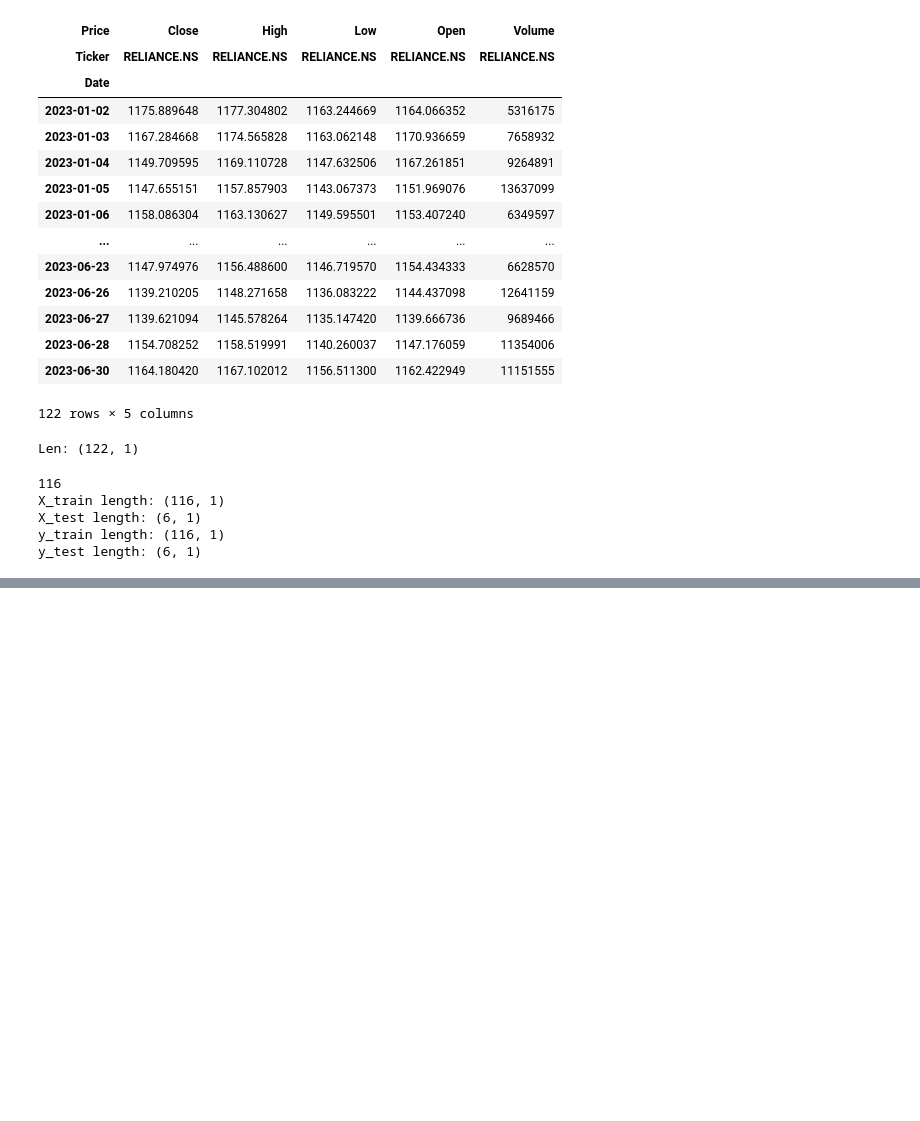
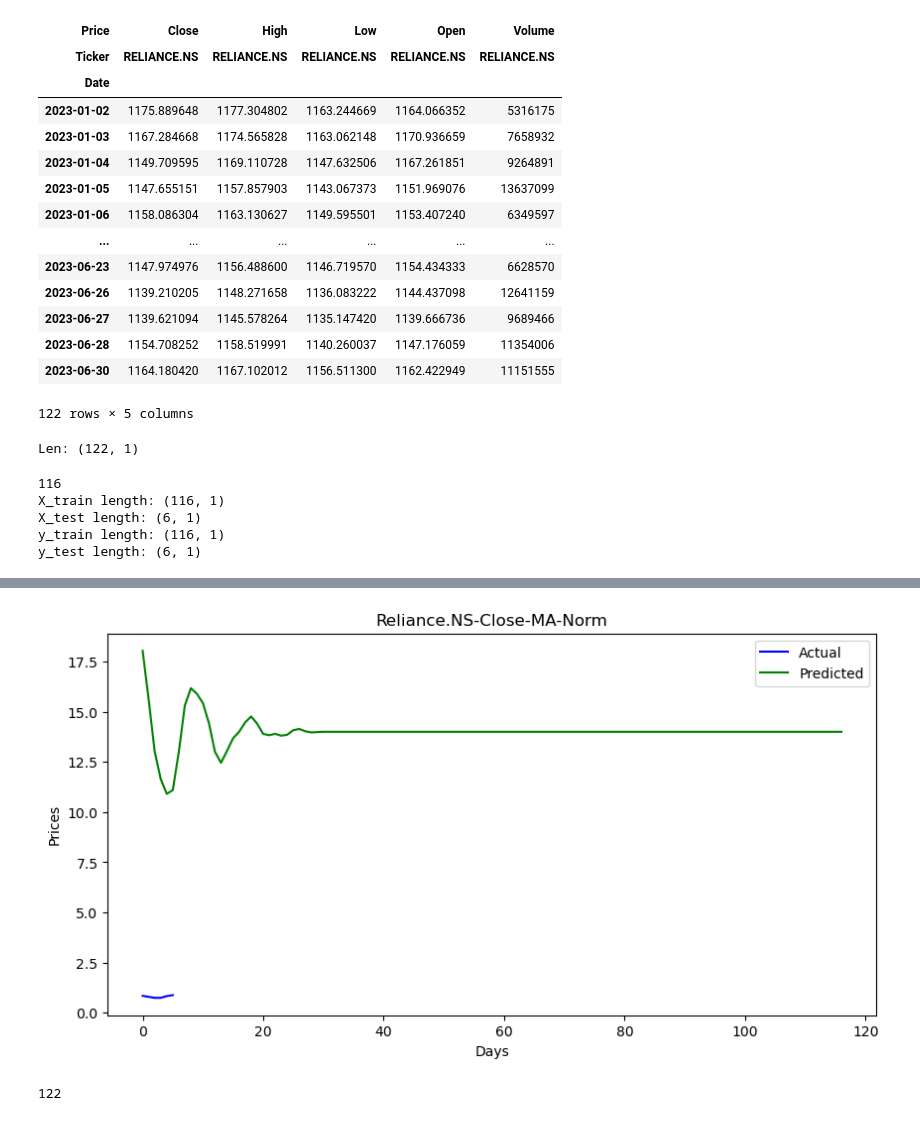
Before and after one commit to velaven/time-series, a Jupyter notebook: CloseMA NEW1.ipynb, the cells around one changed output, grey strips where cells are left out. Saved outputs shown, nothing was run; the diff lists cells and outputs as text; code cells hidden in the pictures; blank space fills up the shorter version.

```diff
--- a/CloseMA NEW1.ipynb
+++ b/CloseMA NEW1.ipynb
@@ -92,18 +72,15 @@ Successfully installed numpy-2.4.1 packaging-26.0 pandas-3.0.0 patsy-1.0.2 pytho
 # %%
-from sklearn.metrics import mean_squared_error
-trends=['n','t','c','ct']
-orders=[(0,0,1),(0,0,2)]
+
+import statsmodels
+
 from statsmodels.tsa.arima.model import ARIMA
-model = ARIMA(X_train, order=(0, 0, 10))
+import numpy as np
+#assuming X_train is your training data(replace with actual data)
+X_train = np.array([10,12, 14, 16, 18])
 
-for td in trends:
-        print(td)
-        #trendslist.append(td)
-        from statsmodels.tsa.arima.model import ARIMA
-        model = ARIMA(X_train, order=(0, 0, 10))
-        model_fit = model.fit()
-        predictions = model_fit.predict(start=len(X_train), end=len(X_train)+n-1)
-        # make prediction
-        y_pred= model_fit.predict(len(X_train), len(data1)-1)
-        print(y_pred)
+model = ARIMA(X_train, order=(0, 0, 1))
+model_fit = model.fit()
+n = 5 #number of predictions
+y_pred = model_fit.predict(start=len(X_train), end=len(X_train) + n - 1)
+print(y_pred)
 # %% [output]
@@ -110,0 +109,8 @@ TypeError: deprecate_kwarg() missing 1 required positional argument: 'new_arg_na
+# %%
+#i=1
+td="c"
+model = ARIMA(X_train, order=(0,0,30),trend=td)
+model_fit = model.fit()
+# make prediction
+y_pred= model_fit.predict(len(X_train), len(data1)-1)
+print(y_pred)
@@ -110,0 +138,9 @@ TypeError: deprecate_kwarg() missing 1 required positional argument: 'new_arg_na
+# %%
+from stockFunctions import graph
+graph(y_test,y_pred,"Actual","Predicted","Reliance.NS-Close-MA-Norm","Days","Prices")
+# %% [output]
+[figure, added]
+# %%
+len(data1)
+# %% [output]
+122
```
Also changed, not shown: parts of 14 cells of this notebook.
